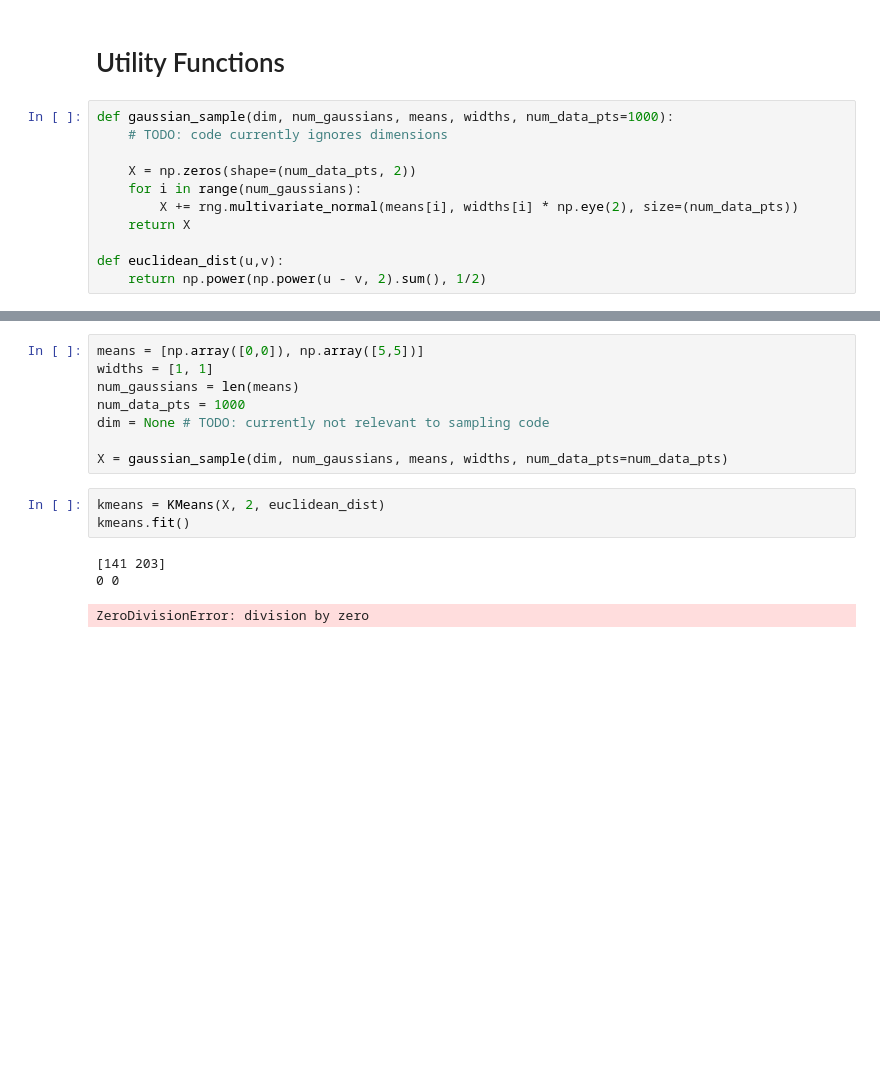
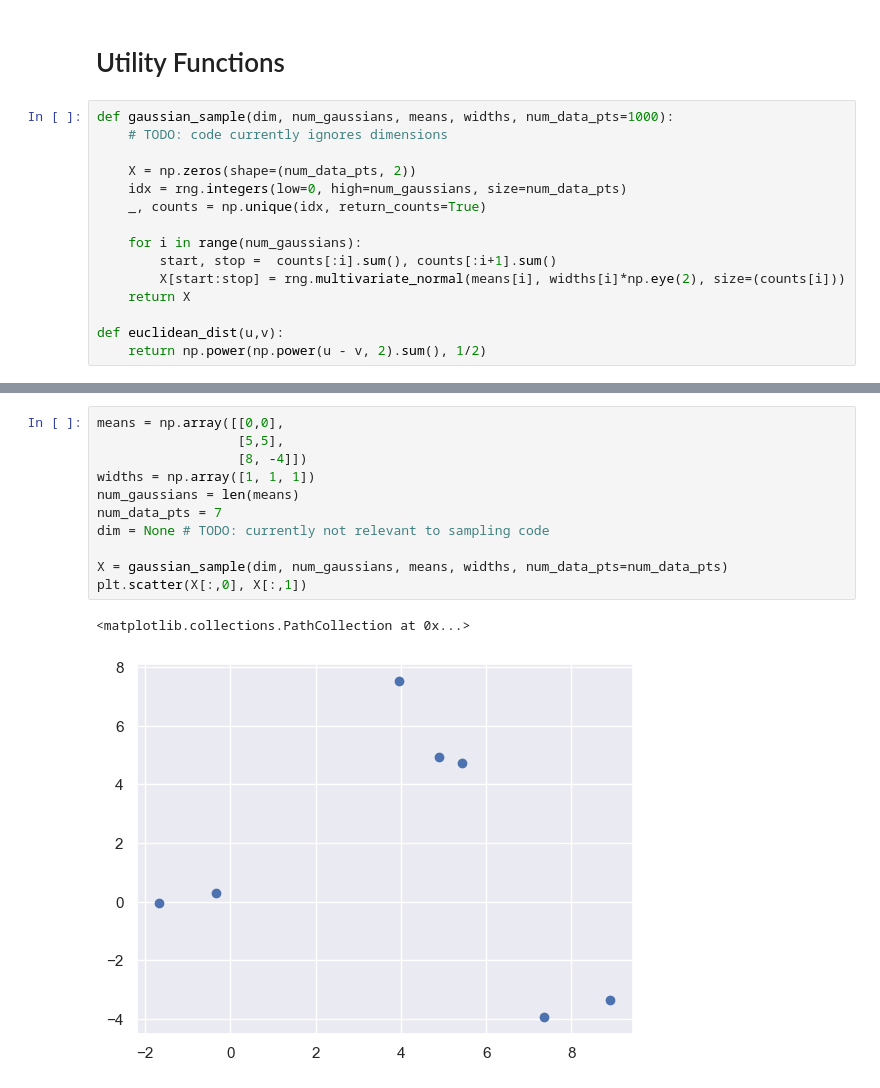
Before and after one commit to gil2rok/geometric-data-analysis, a Jupyter notebook: hw1/code/questions.ipynb, the cells around one changed output, grey strips where cells are left out. Saved outputs shown, nothing was run; the diff lists cells and outputs as text; blank space fills up the shorter version.

```diff
--- a/hw1/code/questions.ipynb
+++ b/hw1/code/questions.ipynb
@@ -15,8 +26,12 @@ def gaussian_sample(dim, num_gaussians, means, widths, num_data_pts=1000):
     # TODO: code currently ignores dimensions
 
     X = np.zeros(shape=(num_data_pts, 2))
+    idx = rng.integers(low=0, high=num_gaussians, size=num_data_pts)
+    _, counts = np.unique(idx, return_counts=True)
+
     for i in range(num_gaussians):
-        X += rng.multivariate_normal(means[i], widths[i] * np.eye(2), size=(num_data_pts))
+        start, stop =  counts[:i].sum(), counts[:i+1].sum()
+        X[start:stop] = rng.multivariate_normal(means[i], widths[i]*np.eye(2), size=(counts[i]))
     return X
 
 def euclidean_dist(u,v):
@@ -96,15 +39,14 @@ class KMeans:
 # %%
-means = [np.array([0,0]), np.array([5,5])]
-widths = [1, 1]
+means = np.array([[0,0],
+                  [5,5],
+                  [8, -4]])
+widths = np.array([1, 1, 1])
 num_gaussians = len(means)
-num_data_pts = 1000
+num_data_pts = 7
 dim = None # TODO: currently not relevant to sampling code
 
 X = gaussian_sample(dim, num_gaussians, means, widths, num_data_pts=num_data_pts)
+plt.scatter(X[:,0], X[:,1])
+# %% [output]
+<matplotlib.collections.PathCollection at 0x...>
+[figure, added]
-# %%
-kmeans = KMeans(X, 2, euclidean_dist)
-kmeans.fit()
-# %% [output]
-[141 203]
-0 0
-ZeroDivisionError: division by zero
```
Also changed, not shown: parts of 13 cells of this notebook, 5 other files.
